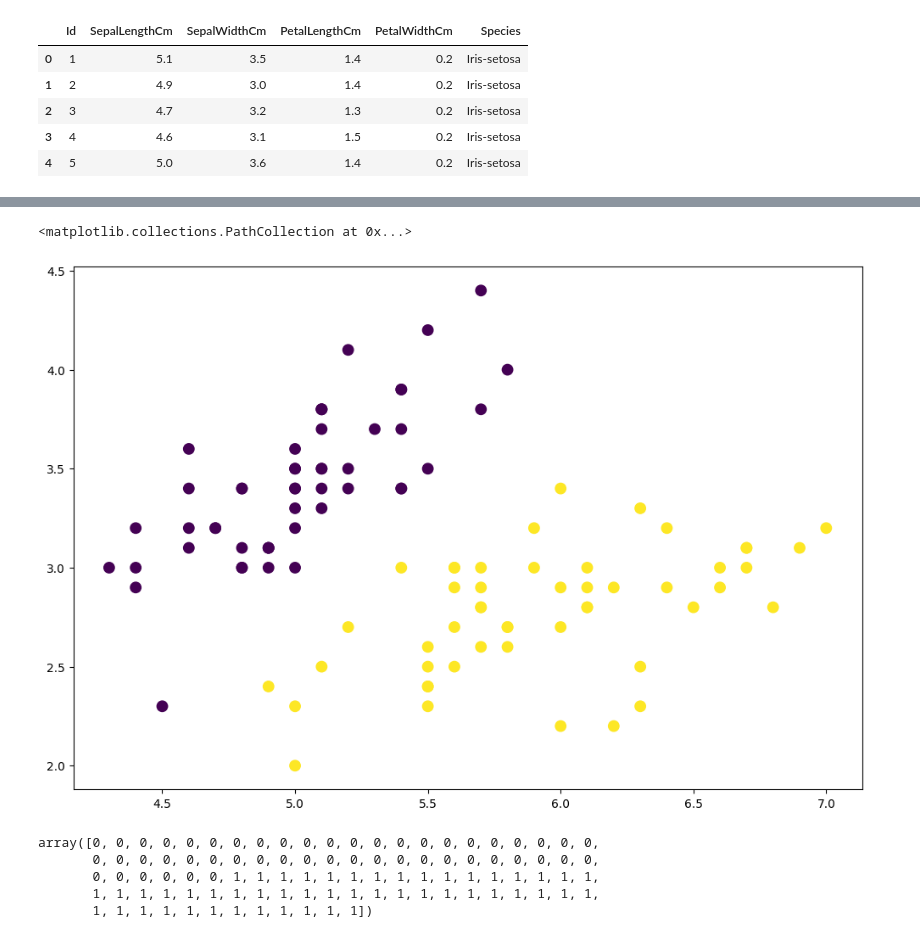
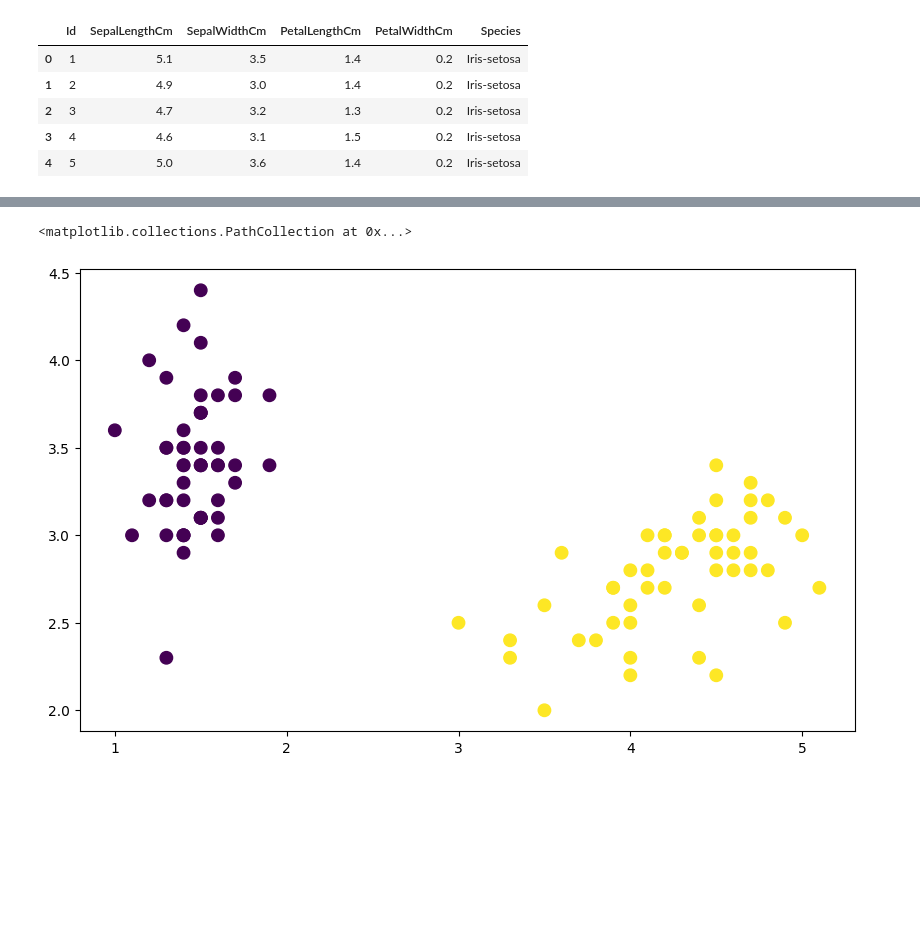
Before and after one commit to Mitchell-Mirano/Allison, a Jupyter notebook: examples/linear/Logistic Regression in Allison.ipynb, the cells around one changed output, grey strips where cells are left out. Drawn from its saved outputs; the diff is of its cells as text; code cells hidden in the pictures; blank space fills up the shorter version.

```diff
--- a/examples/linear/Logistic Regression in Allison.ipynb
+++ b/examples/linear/Logistic Regression in Allison.ipynb
@@ -43,9 +42,9 @@ data.head()
 # %%
 data=data[data['labels']<2]
 # %%
-plt.figure(figsize=(12,8))
-plt.scatter(data['SepalLengthCm'],data['SepalWidthCm'],s=80,c=data['labels'] )
+plt.figure(figsize=(10,6))
+plt.scatter(data['PetalLengthCm'],data['SepalWidthCm'],s=80,c=data['labels'] )
 # %% [output]
 <matplotlib.collections.PathCollection at 0x...>
-[figure, old version]
+[figure, new version]
 # %%
@@ -53,12 +53,3 @@ features=data[['SepalLengthCm','SepalWidthCm']].to_numpy()
-# %%
-labels=data['labels'].to_numpy()
-labels
-# %% [output]
-array([0, 0, 0, 0, 0, 0, 0, 0, 0, 0, 0, 0, 0, 0, 0, 0, 0, 0, 0, 0, 0, 0,
-       0, 0, 0, 0, 0, 0, 0, 0, 0, 0, 0, 0, 0, 0, 0, 0, 0, 0, 0, 0, 0, 0,
-       0, 0, 0, 0, 0, 0, 1, 1, 1, 1, 1, 1, 1, 1, 1, 1, 1, 1, 1, 1, 1, 1,
-       1, 1, 1, 1, 1, 1, 1, 1, 1, 1, 1, 1, 1, 1, 1, 1, 1, 1, 1, 1, 1, 1,
-       1, 1, 1, 1, 1, 1, 1, 1, 1, 1, 1, 1])
 # %%
 model=LogisticRegression()
 
```
Also changed, not shown: parts of 10 cells of this notebook, 4 other files.
